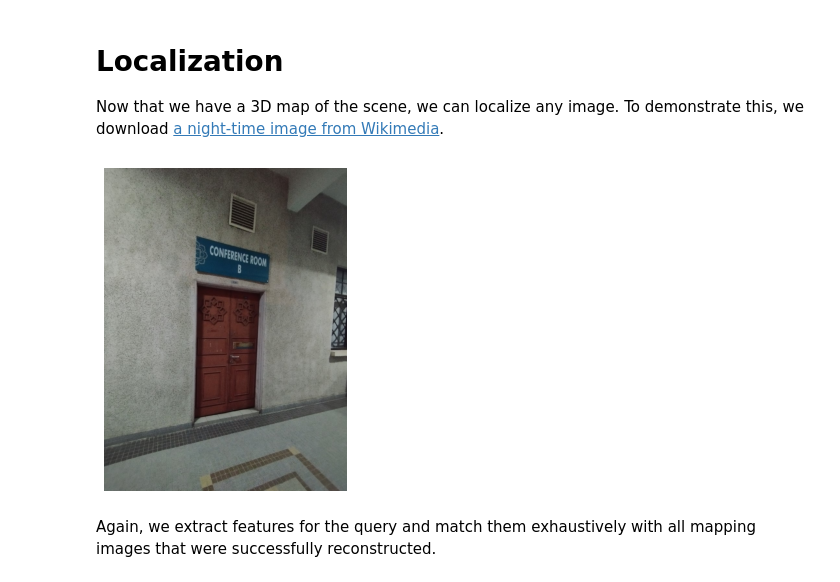
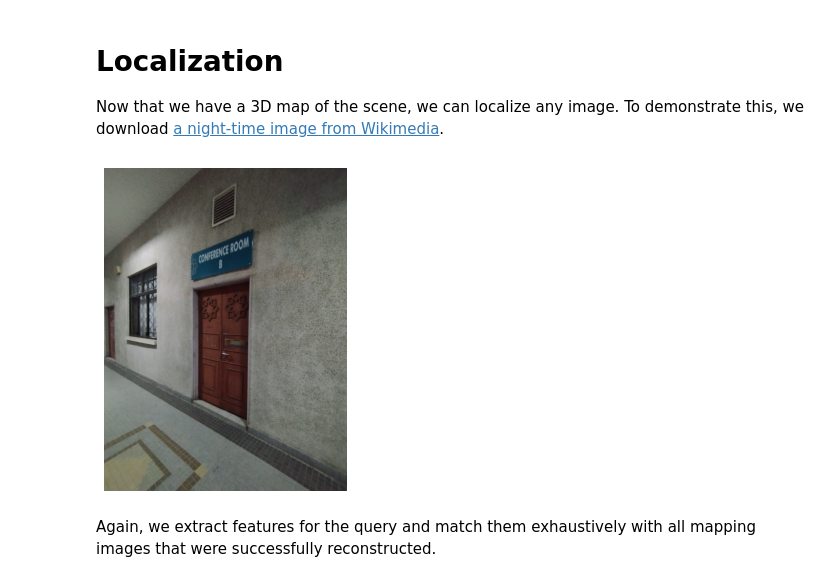
Before and after one commit to KOE-Wayfind/HLOC, a Jupyter notebook: HLOC_KOE.ipynb, the cells around one changed output. Saved outputs shown, nothing was run; the diff lists cells and outputs as text; code cells hidden in the pictures.

```diff
--- a/HLOC_KOE.ipynb
+++ b/HLOC_KOE.ipynb
@@ -135,11 +130,11 @@ visualization.visualize_sfm_2d(model, images, color_by='visibility', n=2)
 # Localization
 Now that we have a 3D map of the scene, we can localize any image. To demonstrate this, we download [a night-time image from Wikimedia](https://commons.wikimedia.org/wiki/File:Paris_-_Basilique_du_Sacr%C3%A9_Coeur,_Montmartre_-_panoramio.jpg).
 # %%
-query = 'night/e1-l2-conference-room-b_5.jpg'
+query = 'night/e1-l2-conference-room-b_3.jpg'
 
 plot_images([read_image(images / query)], dpi=75)
 # %% [output]
-[figure, old version]
+[figure, new version]
 # %% [markdown]
 Again, we extract features for the query and match them exhaustively with all mapping images that were successfully reconstructed.
 # %%
```
Also changed, not shown: parts of 7 cells of this notebook.
